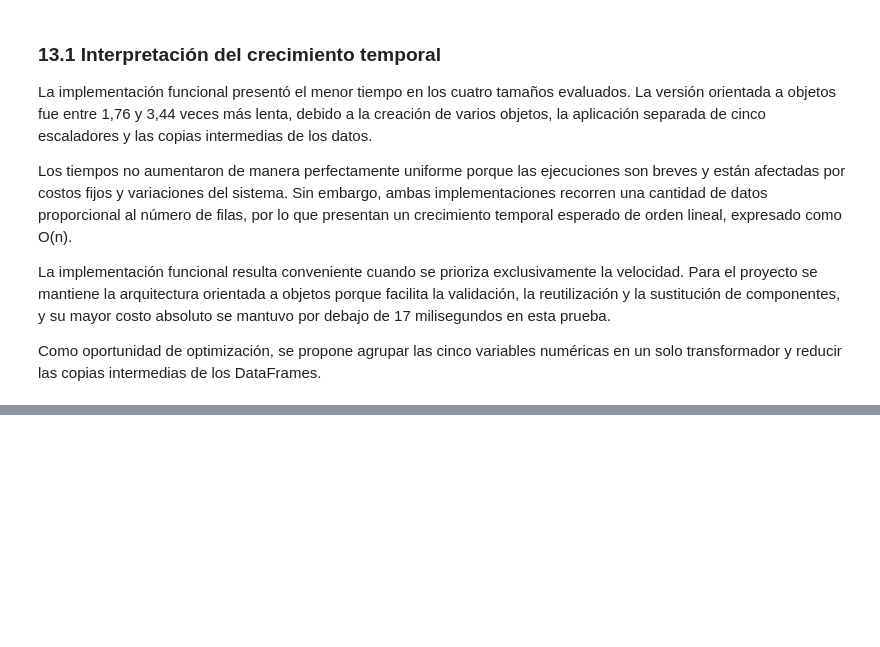
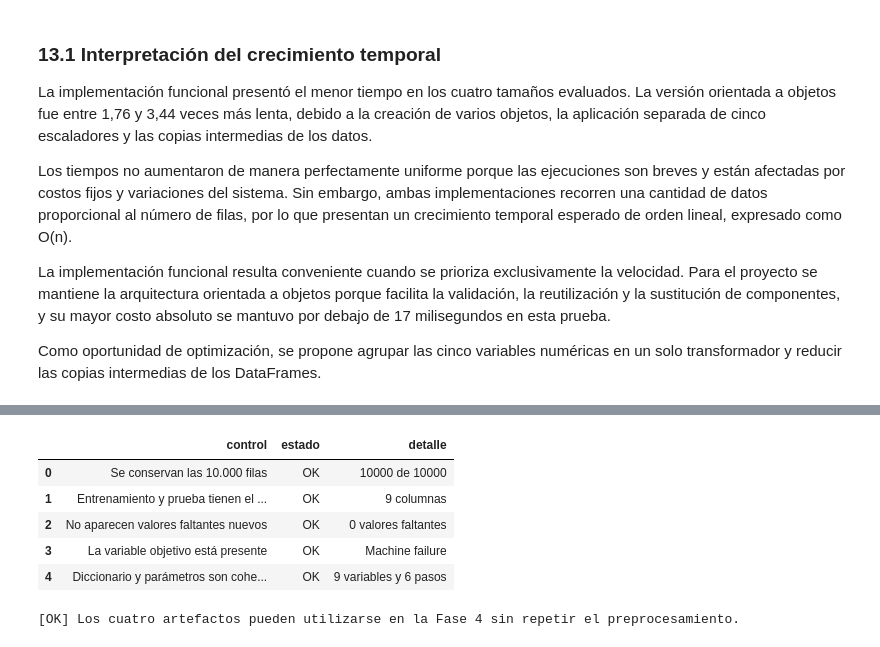
Before and after one commit to alexander-seor/proyecto-grupo9-mcdi500, a Jupyter notebook: F3/S2_F3_NucleoAlgoritmico_Eficiencia_POO.ipynb, the cells around one changed output, grey strips where cells are left out. Drawn from its saved outputs; the diff is of its cells as text; code cells hidden in the pictures; blank space fills up the shorter version.

```diff
--- a/F3/S2_F3_NucleoAlgoritmico_Eficiencia_POO.ipynb
+++ b/F3/S2_F3_NucleoAlgoritmico_Eficiencia_POO.ipynb
@@ -1514,0 +2098,67 @@ Como oportunidad de optimización, se propone agrupar las cinco variables numér
+# %%
+controles_entrega_f4 = pd.DataFrame([
+    {
+        "control": "Se conservan las 10.000 filas",
+        "estado": (
+            len(entrenamiento_releido_f3)
+            + len(prueba_releida_f3)
+        ) == len(df_crudo),
+        "detalle": (
+            f"{len(entrenamiento_releido_f3) + len(prueba_releida_f3)} "
+            f"de {len(df_crudo)}"
+        ),
+    },
+    {
+        "control": "Entrenamiento y prueba tienen el mismo esquema",
+        "estado": list(entrenamiento_releido_f3.columns)
+        == list(prueba_releida_f3.columns),
+        "detalle": f"{entrenamiento_releido_f3.shape[1]} columnas",
+    },
+    {
+        "control": "No aparecen valores faltantes nuevos",
+        "estado": (
+            entrenamiento_releido_f3.isna().sum().sum()
+            + prueba_releida_f3.isna().sum().sum()
+        ) == 0,
+        "detalle": "0 valores faltantes",
+    },
+    {
+        "control": "La variable objetivo está presente",
+        "estado": COLUMNA_OBJETIVO
+        in entrenamiento_releido_f3.columns,
+        "detalle": COLUMNA_OBJETIVO,
+    },
+    {
+        "control": "Diccionario y parámetros son coherentes",
+        "estado": (
+            len(diccionario_f3)
+            == entrenamiento_releido_f3.shape[1]
+            and len(parametros_f3) == len(pasos_factory)
+        ),
+        "detalle": (
+            f"{len(diccionario_f3)} variables y "
+            f"{len(parametros_f3)} pasos"
+        ),
+    },
+])
+
+controles_entrega_f4["estado"] = controles_entrega_f4[
+    "estado"
+].map({True: "OK", False: "FALLA"})
+
+display(controles_entrega_f4)
+
+assert (controles_entrega_f4["estado"] == "OK").all()
+
+print(
+    "[OK] Los cuatro artefactos pueden utilizarse en la Fase 4 "
+    "sin repetir el preprocesamiento."
+)
+# %% [output]
+|  | control | estado | detalle |
+| 0 | Se conservan las 10.000 filas | OK | 10000 de 10000 |
+| 1 | Entrenamiento y prueba tienen el ... | OK | 9 columnas |
+| 2 | No aparecen valores faltantes nuevos | OK | 0 valores faltantes |
+| 3 | La variable objetivo está presente | OK | Machine failure |
+| 4 | Diccionario y parámetros son cohe... | OK | 9 variables y 6 pasos |
+[OK] Los cuatro artefactos pueden utilizarse en la Fase 4 sin repetir el preprocesamiento.
```
Also changed, not shown: parts of 31 cells of this notebook, 14 other files.
